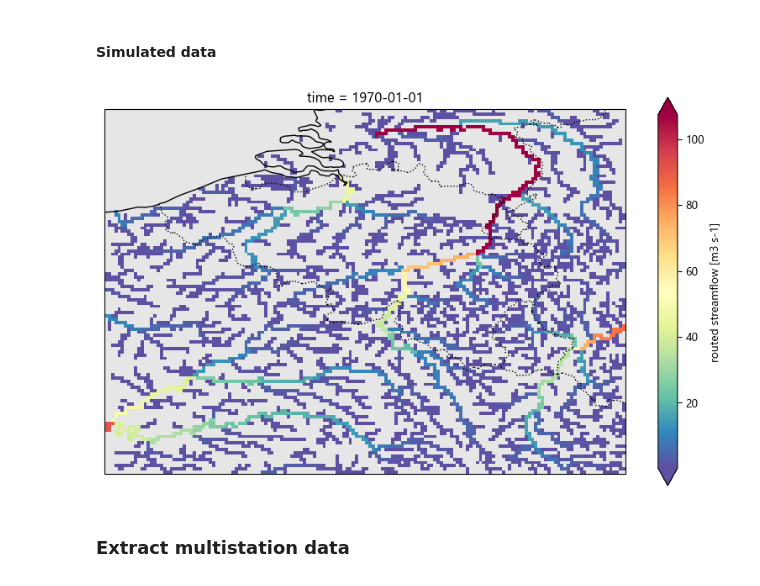
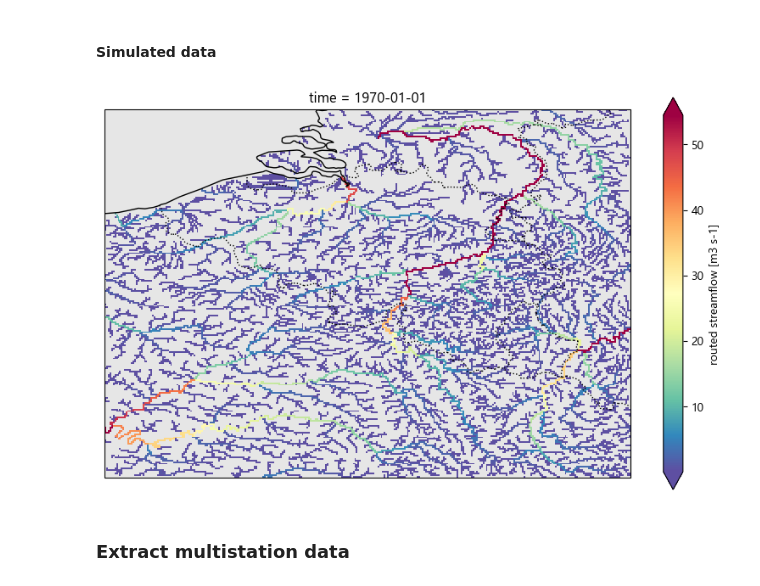
Before and after one commit to klekarkar/mHM_IO_dataprocessing, a Jupyter notebook: model_evaluation.ipynb, the cells around one changed output. Cells and saved outputs as stored; diff of their text form; code cells hidden in the pictures.

```diff
--- a/model_evaluation.ipynb
+++ b/model_evaluation.ipynb
@@ -24,22 +39,22 @@ sim_flow_mhm = xr.open_dataset(r"W:\VUB\_main_research\mHM\mhm_outputs\mRM_Fluxe
 # %%
 #sim_flow_mhm_calib['Qrouted'][0].plot(cmap='Spectral_r',robust=True)
 
 # Assuming sim_flow_mhm_calib['Qrouted'][0] is your data array and it's correctly set up with coordinates
 # Plot data where Qrouted is greater than 20
 fig, ax = plt.subplots(subplot_kw={'projection': ccrs.PlateCarree()}, figsize=(10, 6))
-flow_data = sim_flow_mhm['Qrouted'][0].where(sim_flow_mhm['Qrouted'][0] > 0.15)
+flow_data = sim_flow_mhm['Qrouted'][0].where(sim_flow_mhm['Qrouted'][0] > 0.05)
 flow_data.plot(ax=ax, cmap='Spectral_r', robust=True, transform=ccrs.PlateCarree())
 
 # Add a background map
 ax.coastlines()
 ax.add_feature(cartopy.feature.BORDERS, linestyle=':')
 ax.add_feature(cartopy.feature.LAND, facecolor='0.9')
 ax.add_feature(cartopy.feature.OCEAN, facecolor='0.9')
 #ax.add_feature(cartopy.feature.LAKES, facecolor='0.9')
 #ax.add_feature(cartopy.feature.RIVERS, edgecolor='blue')  # Changed to make rivers more visible
 plt.show()
 # %% [output]
-[figure, old version]
+[figure, new version]
 # %% [markdown]
 ### Extract multistation data
 # %%
```
Also changed, not shown: parts of 24 cells of this notebook, 3 other files.
